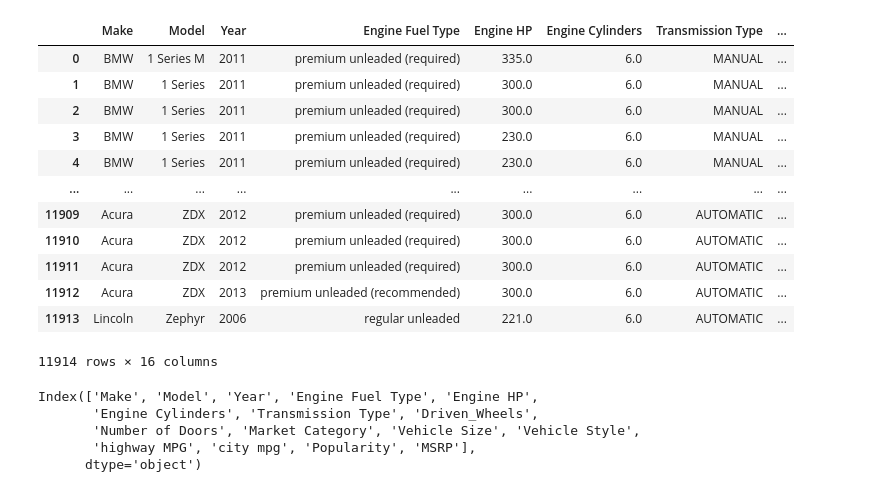
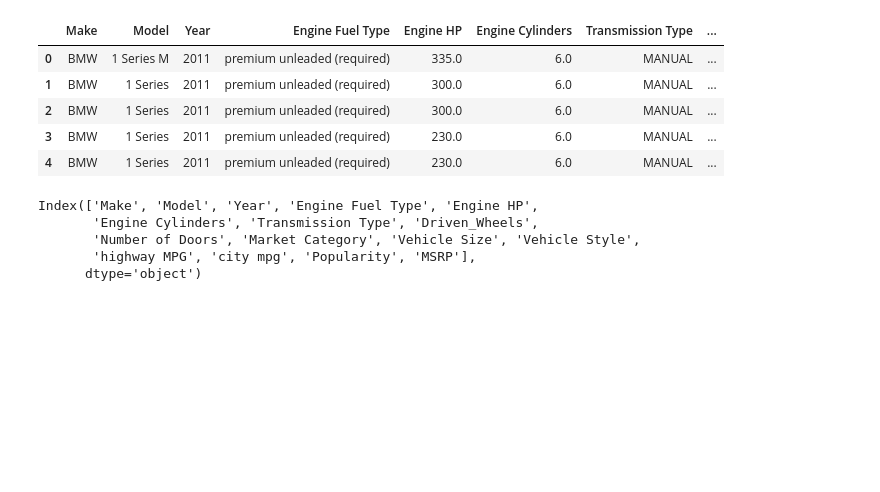
Before and after one commit to Naturalenemy07/CS543_ML, a Jupyter notebook: vscode/homework/MLB_2.ipynb, the cells around one changed output. Saved outputs shown, nothing was run; the diff lists cells and outputs as text; code cells hidden in the pictures; blank space fills up the shorter version.

```diff
--- a/vscode/homework/MLB_2.ipynb
+++ b/vscode/homework/MLB_2.ipynb
@@ -11,21 +11,14 @@ from hroml import myfunctions as mf
 # %%
 cardata = pd.read_csv('cardata.csv')
 # %%
-cardata
+cardata.head(5)
 # %% [output]
 |  | Make | Model | Year | Engine Fuel Type | Engine HP | Engine Cylinders | Transmission Type | ... |
 | 0 | BMW | 1 Series M | 2011 | premium unleaded (required) | 335.0 | 6.0 | MANUAL | ... |
 | 1 | BMW | 1 Series | 2011 | premium unleaded (required) | 300.0 | 6.0 | MANUAL | ... |
 | 2 | BMW | 1 Series | 2011 | premium unleaded (required) | 300.0 | 6.0 | MANUAL | ... |
 | 3 | BMW | 1 Series | 2011 | premium unleaded (required) | 230.0 | 6.0 | MANUAL | ... |
 | 4 | BMW | 1 Series | 2011 | premium unleaded (required) | 230.0 | 6.0 | MANUAL | ... |
-| ... | ... | ... | ... | ... | ... | ... | ... | ... |
-| 11909 | Acura | ZDX | 2012 | premium unleaded (required) | 300.0 | 6.0 | AUTOMATIC | ... |
-| 11910 | Acura | ZDX | 2012 | premium unleaded (required) | 300.0 | 6.0 | AUTOMATIC | ... |
-| 11911 | Acura | ZDX | 2012 | premium unleaded (required) | 300.0 | 6.0 | AUTOMATIC | ... |
-| 11912 | Acura | ZDX | 2013 | premium unleaded (recommended) | 300.0 | 6.0 | AUTOMATIC | ... |
-| 11913 | Lincoln | Zephyr | 2006 | regular unleaded | 221.0 | 6.0 | AUTOMATIC | ... |
-11914 rows × 16 columns
 # %%
 cardata.columns
 # %% [output]
```
Also changed, not shown: parts of 13 cells of this notebook.
